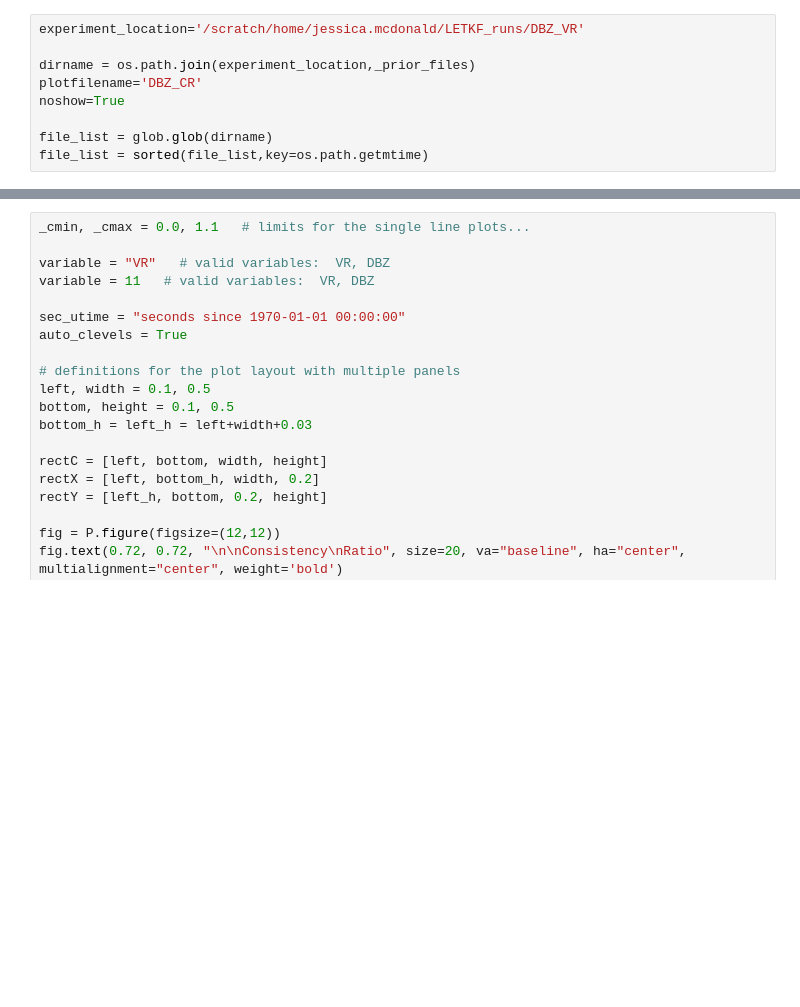
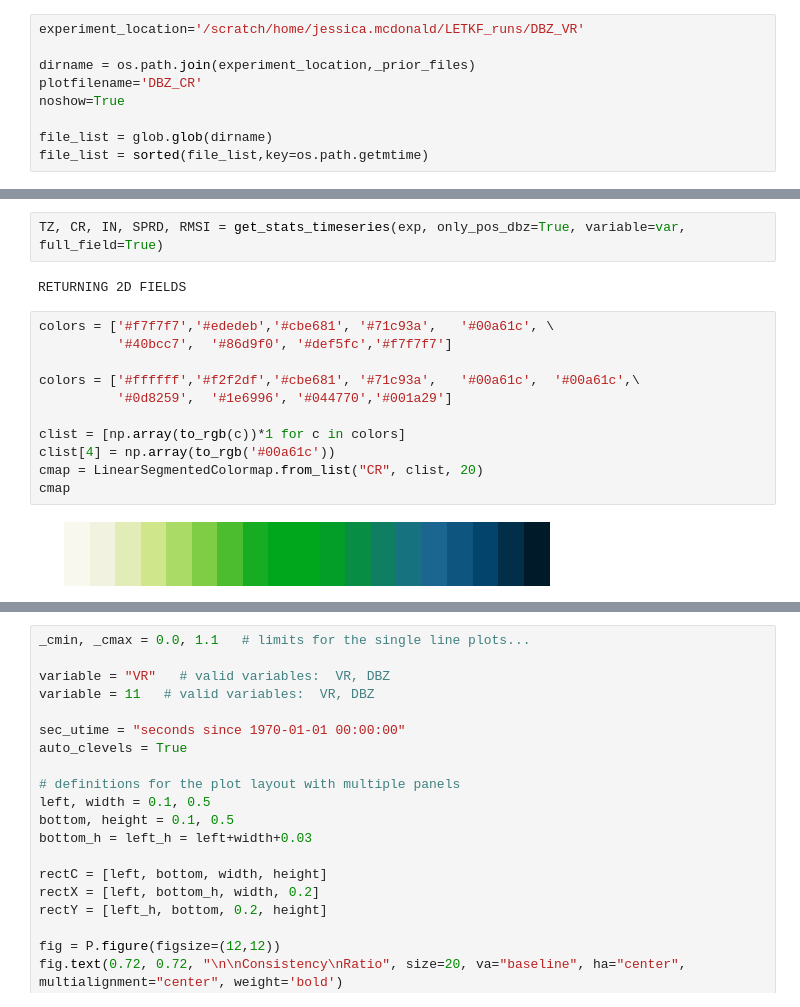
Before and after one commit to jessmcd/CM1_LETKF_2025, a Jupyter notebook: PlottingTests.ipynb, the cells around one changed output, grey strips where cells are left out. Cells and saved outputs as stored; diff of their text form; blank space fills up the shorter version.

```diff
--- a/PlottingTests.ipynb
+++ b/PlottingTests.ipynb
@@ -1000,0 +273,17 @@ Last file:   /scratch/home/jessica.mcdonald/LETKF_runs/DBZ_VR/Prior_2024-05-08_2
+# %%
+TZ, CR, IN, SPRD, RMSI = get_stats_timeseries(exp, only_pos_dbz=True, variable=var, full_field=True)
+# %% [output]
+RETURNING 2D FIELDS
+# %%
+colors = ['#f7f7f7','#ededeb','#cbe681', '#71c93a',   '#00a61c', \
+          '#40bcc7',  '#86d9f0', '#def5fc','#f7f7f7']
+
+colors = ['#ffffff','#f2f2df','#cbe681', '#71c93a',   '#00a61c',  '#00a61c',\
+          '#0d8259',  '#1e6996', '#044770','#001a29']
+
+clist = [np.array(to_rgb(c))*1 for c in colors]
+clist[4] = np.array(to_rgb('#00a61c'))
+cmap = LinearSegmentedColormap.from_list("CR", clist, 20)
+cmap
+# %% [output]
+[figure, added]
```
Also changed, not shown: parts of 39 cells of this notebook, 1 other file.
